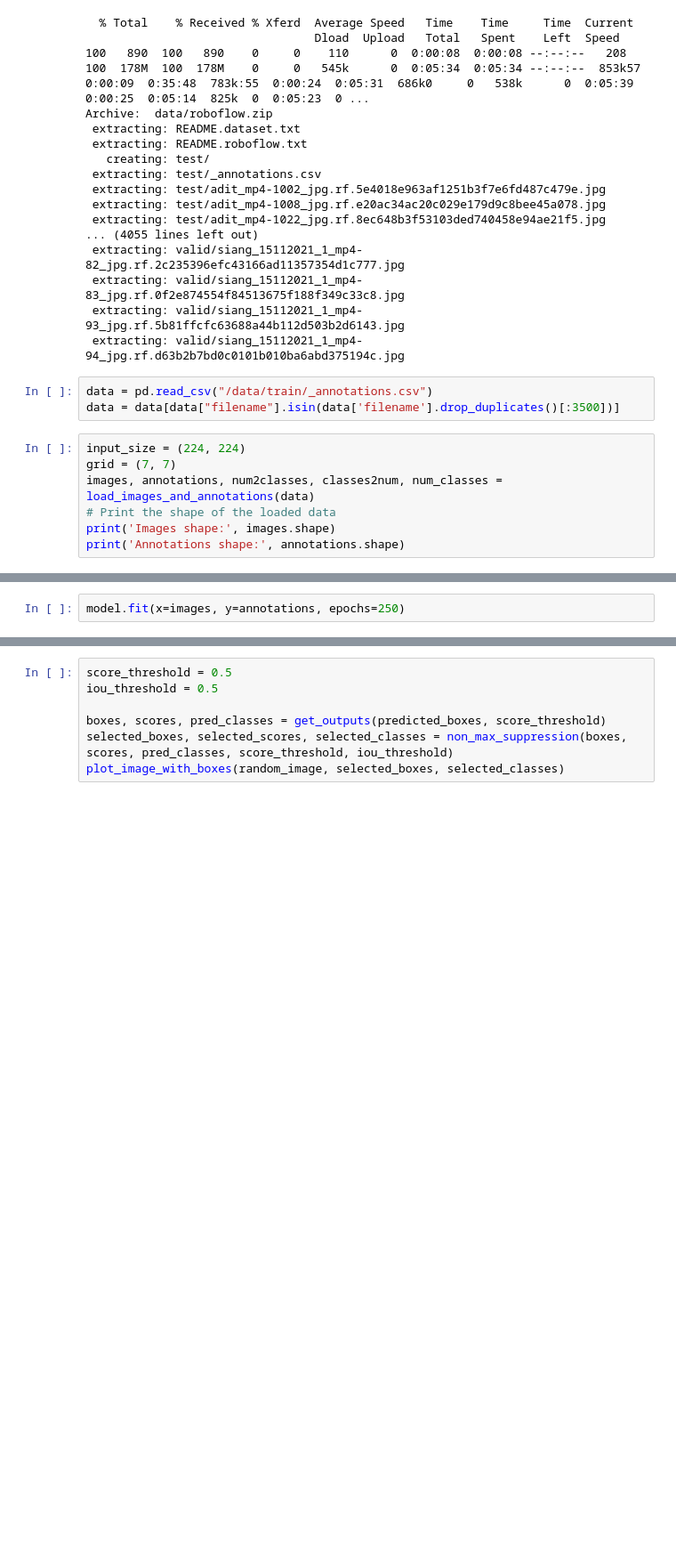
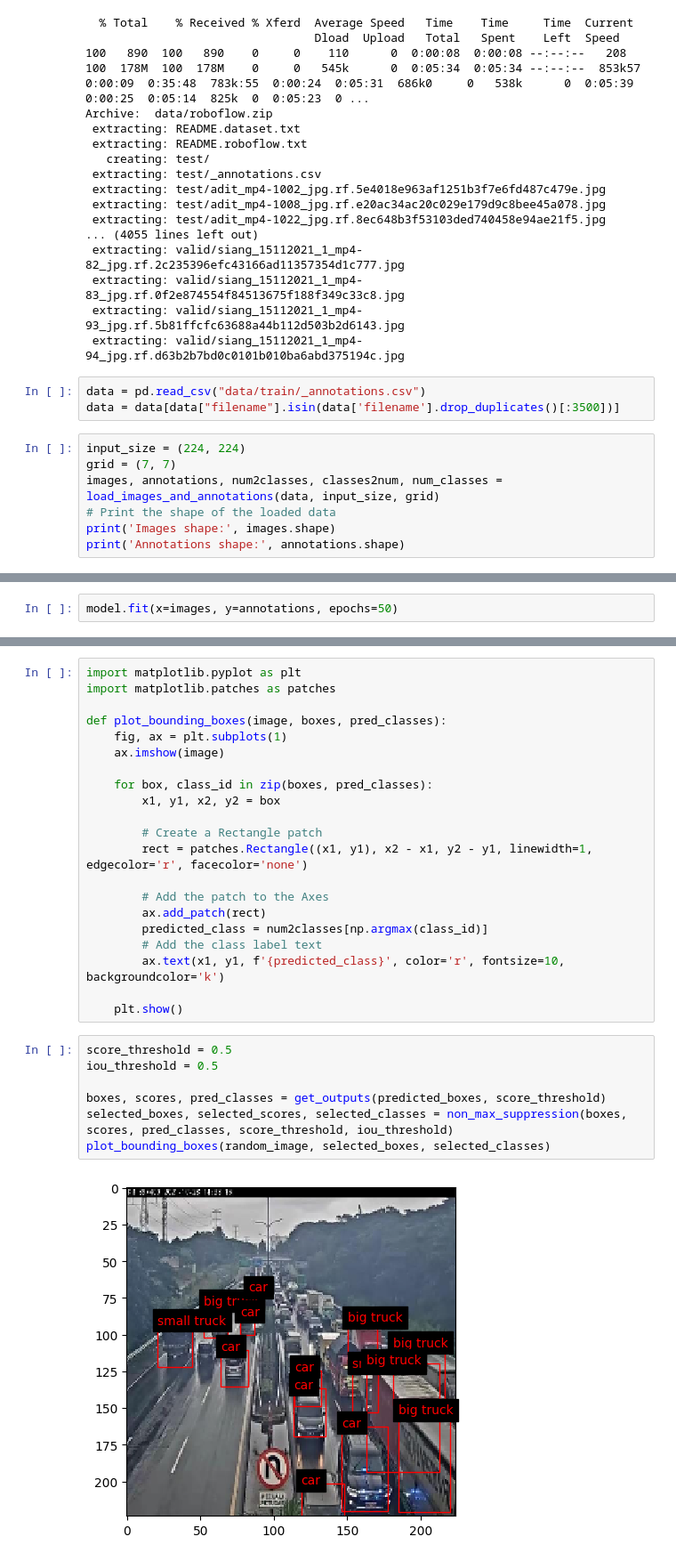
Before and after one commit to VolodymyrBrintsov/YOLO-Traffic-ObjectDetection, a Jupyter notebook: model_training.ipynb, the cells around one changed output, grey strips where cells are left out. Shown at 89% size. Drawn from its saved outputs; the diff is of its cells as text; blank space fills up the shorter version.

Commit message:
Completed model training

```diff
--- a/model_training.ipynb
+++ b/model_training.ipynb
@@ -27,12 +42,12 @@ Archive:  data/roboflow.zip
  extracting: valid/siang_15112021_1_mp4-93_jpg.rf.5b81ffcfc63688a44b112d503b2d6143.jpg
  extracting: valid/siang_15112021_1_mp4-94_jpg.rf.d63b2b7bd0c0101b010ba6abd375194c.jpg
 # %%
-data = pd.read_csv("/data/train/_annotations.csv")
+data = pd.read_csv("data/train/_annotations.csv")
 data = data[data["filename"].isin(data['filename'].drop_duplicates()[:3500])]
 # %%
 input_size = (224, 224)
 grid = (7, 7)
-images, annotations, num2classes, classes2num, num_classes = load_images_and_annotations(data)
+images, annotations, num2classes, classes2num, num_classes = load_images_and_annotations(data, input_size, grid)
 # Print the shape of the loaded data
 print('Images shape:', images.shape)
 print('Annotations shape:', annotations.shape)
@@ -50,2 +90,2 @@ model.summary()
 # %%
-model.fit(x=images, y=annotations, epochs=250)
+model.fit(x=images, y=annotations, epochs=50)
@@ -57,7 +119,30 @@ predicted_boxes = model.predict(random_image.reshape(1, 224, 224, 3))[0]
+# %%
+import matplotlib.pyplot as plt
+import matplotlib.patches as patches
+
+def plot_bounding_boxes(image, boxes, pred_classes):
+    fig, ax = plt.subplots(1)
+    ax.imshow(image)
+
+    for box, class_id in zip(boxes, pred_classes):
+        x1, y1, x2, y2 = box
+
+        # Create a Rectangle patch
+        rect = patches.Rectangle((x1, y1), x2 - x1, y2 - y1, linewidth=1, edgecolor='r', facecolor='none')
+
+        # Add the patch to the Axes
+        ax.add_patch(rect)
+        predicted_class = num2classes[np.argmax(class_id)]
+        # Add the class label text
+        ax.text(x1, y1, f'{predicted_class}', color='r', fontsize=10, backgroundcolor='k')
+
+    plt.show()
 # %%
 score_threshold = 0.5
 iou_threshold = 0.5
 
 boxes, scores, pred_classes = get_outputs(predicted_boxes, score_threshold)
 selected_boxes, selected_scores, selected_classes = non_max_suppression(boxes, scores, pred_classes, score_threshold, iou_threshold)
-plot_image_with_boxes(random_image, selected_boxes, selected_classes)
+plot_bounding_boxes(random_image, selected_boxes, selected_classes)
+# %% [output]
+[figure, added]
```
Also changed, not shown: parts of 6 cells of this notebook, 1 other file.
